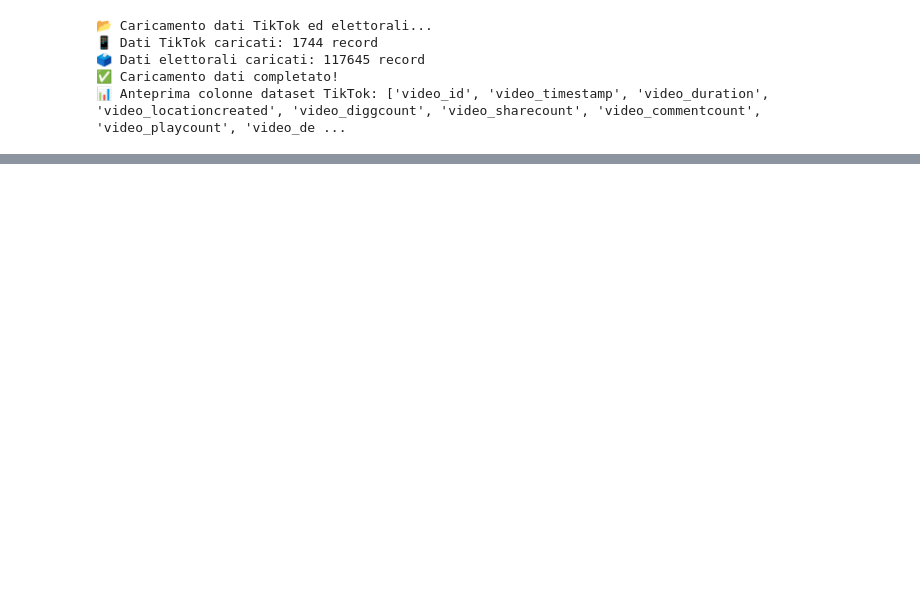
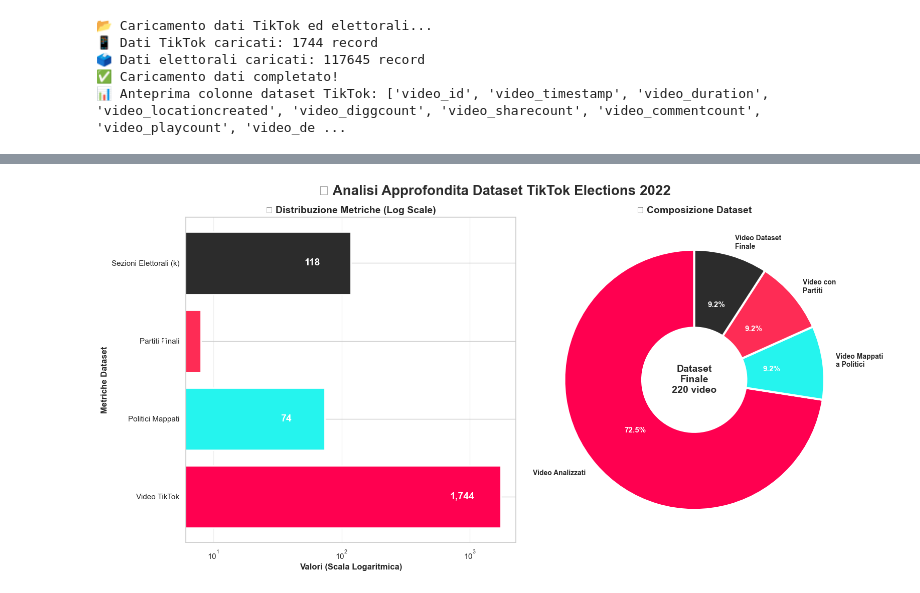
Before and after one commit to lilSultano/analisi-engagement-tiktok-elezioni-2022, a Jupyter notebook: finale.ipynb, the cells around one changed output, grey strips where cells are left out. Saved outputs shown, nothing was run; the diff lists cells and outputs as text; code cells hidden in the pictures; blank space fills up the shorter version.

```diff
--- a/finale.ipynb
+++ b/finale.ipynb
@@ -209,0 +210,95 @@ plt.show()
+# %%
+# 📊 VISUALIZZAZIONI COMPLEMENTARI - Bar Chart e Pie Chart (Matplotlib)
+print("📈 Creazione visualizzazioni complementari con Matplotlib...")
+
+# Definisco i colori TikTok se non già definiti
+TIKTOK_COLORS = {
+    'primary': '#FF0050',
+    'secondary': '#25F4EE',
+    'accent': '#FE2C55',
+    'dark': '#2C2C2C'
+}
+
+# Creo subplot con bar chart e pie chart
+fig, (ax1, ax2) = plt.subplots(1, 2, figsize=(16, 8))
+fig.suptitle('🔍 Analisi Approfondita Dataset TikTok Elections 2022',
+             fontsize=20, color=TIKTOK_COLORS['dark'], fontweight='bold')
+
+# === GRAFICO 1: BAR CHART ORIZZONTALE CON SCALA LOGARITMICA ===
+# Dati per bar chart
+metrics = ['Video TikTok', 'Politici Mappati', 'Partiti Finali', 'Sezioni Elettorali (k)']
+values = [1744, 74, 8, 117.645]  # Ultima in migliaia per visualizzazione
+colors_bar = [TIKTOK_COLORS['primary'], TIKTOK_COLORS['secondary'],
+              TIKTOK_COLORS['accent'], TIKTOK_COLORS['dark']]
+
+# Bar chart orizzontale
+bars = ax1.barh(metrics, values, color=colors_bar, edgecolor='white', linewidth=2)
+
+# Configurazione scala logaritmica
+ax1.set_xscale('log')
+ax1.set_xlabel('Valori (Scala Logaritmica)', fontsize=12, fontweight='bold')
+ax1.set_ylabel('Metriche Dataset', fontsize=12, fontweight='bold')
+ax1.set_title('📊 Distribuzione Metriche (Log Scale)', fontsize=14, fontweight='bold')
+
+# Aggiungo testi sui bar
+for i, (bar, value) in enumerate(zip(bars, values)):
+    width = bar.get_width()
+    if value > 100:
+        text = f'{value:,.0f}'
+    else:
+        text = f'{value:.0f}'
+
+    ax1.text(width/2, bar.get_y() + bar.get_height()/2, text,
+             ha='center', va='center', color='white', fontsize=14,
+             fontweight='bold', family='Arial')
+
+# Grid e styling
+ax1.grid(True, alpha=0.3, axis='x')
+ax1.set_axisbelow(True)
+
+# === GRAFICO 2: DONUT CHART ===
+# Dati per pie chart
+pie_labels = ['Video Analizzati', 'Video Mappati\na Politici', 'Video con\nPartiti', 'Video Dataset\nFinale']
+pie_values = [1744, 220, 220, 220]  # Semplificato per visualizzazione
+pie_colors = [TIKTOK_COLORS['primary'], TIKTOK_COLORS['secondary'],
+              TIKTOK_COLORS['accent'], TIKTOK_COLORS['dark']]
+
+# Creo il donut chart
+wedges, texts, autotexts = ax2.pie(pie_values, labels=pie_labels, colors=pie_colors,
+                                   autopct='%1.1f%%', startangle=90,
+                                   wedgeprops=dict(width=0.6, edgecolor='white', linewidth=3),
+                                   textprops={'fontsize': 10, 'fontweight': 'bold'})
+
+# Styling del pie chart
+for autotext in autotexts:
+    autotext.set_color('white')
+    autotext.set_fontweight('bold')
+    autotext.set_fontsize(11)
+
+# Titolo del pie chart
+ax2.set_title('🥧 Composizione Dataset', fontsize=14, fontweight='bold')
+
+# Annotazione centrale del donut
+ax2.text(0, 0, f'Dataset\nFinale\n220 video', ha='center', va='center',
+         fontsize=14, fontweight='bold', color=TIKTOK_COLORS['dark'],
+         bbox=dict(boxstyle='round,pad=0.3', facecolor='white', alpha=0.8))
+
+# === LAYOUT FINALE ===
+# Adjust layout
+plt.tight_layout()
+plt.subplots_adjust(top=0.9)
+
+# Background bianco
+fig.patch.set_facecolor('white')
+
+# Mostra il grafico
+plt.show()
+print("✅ Visualizzazioni complementari completate con Matplotlib!")
+
+# === STATISTICHE AGGIUNTIVE ===
+print("\n📊 Statistiche Dataset:")
+print(f"   • Video TikTok totali: {1744:,}")
+print(f"   • Politici mappati: {74}")
+print(f"   • Partiti finali: {8}")
+print(f"   • Percentuale video utilizzati: {220/1744*100:.1f}%")
+# %% [output]
@@ -209,0 +306 @@ plt.show()
+[figure, added]
```
Also changed, not shown: parts of 2 cells of this notebook.
